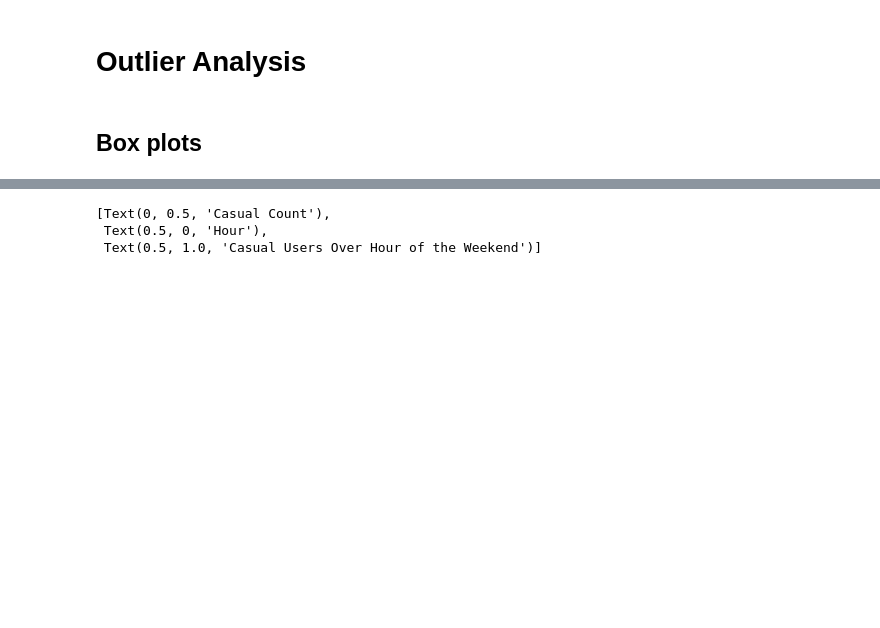
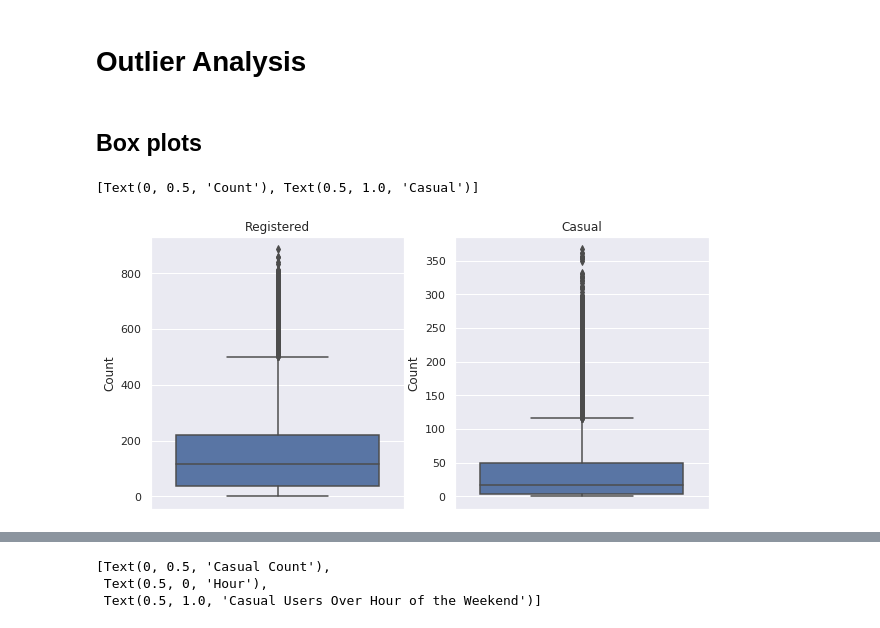
Before and after one commit to subbu3642/BikeSharingSystem, a Jupyter notebook: WorkBook.ipynb, the cells around one changed output, grey strips where cells are left out. Saved outputs shown, nothing was run; the diff lists cells and outputs as text; code cells hidden in the pictures; blank space fills up the shorter version.

```diff
--- a/WorkBook.ipynb
+++ b/WorkBook.ipynb
@@ -122,3 +130,14 @@ dtype: bool
 # Outlier Analysis
 # %% [markdown]
 ## Box plots
+# %%
+sn.set(font_scale=1.0)
+fig, ax = plt.subplots(1, 2)
+fig.set_size_inches(10, 5)
+sn.boxplot(data=train_data, y = 'registered', ax=ax[0])
+ax[0].set(ylabel= 'Count', title = 'Registered')
+sn.boxplot(data=train_data, y = 'casual', ax=ax[1])
+ax[1].set(ylabel= 'Count', title = 'Casual')
+# %% [output]
+[Text(0, 0.5, 'Count'), Text(0.5, 1.0, 'Casual')]
+[figure, added]
```
Also changed, not shown: parts of 32 cells of this notebook.
